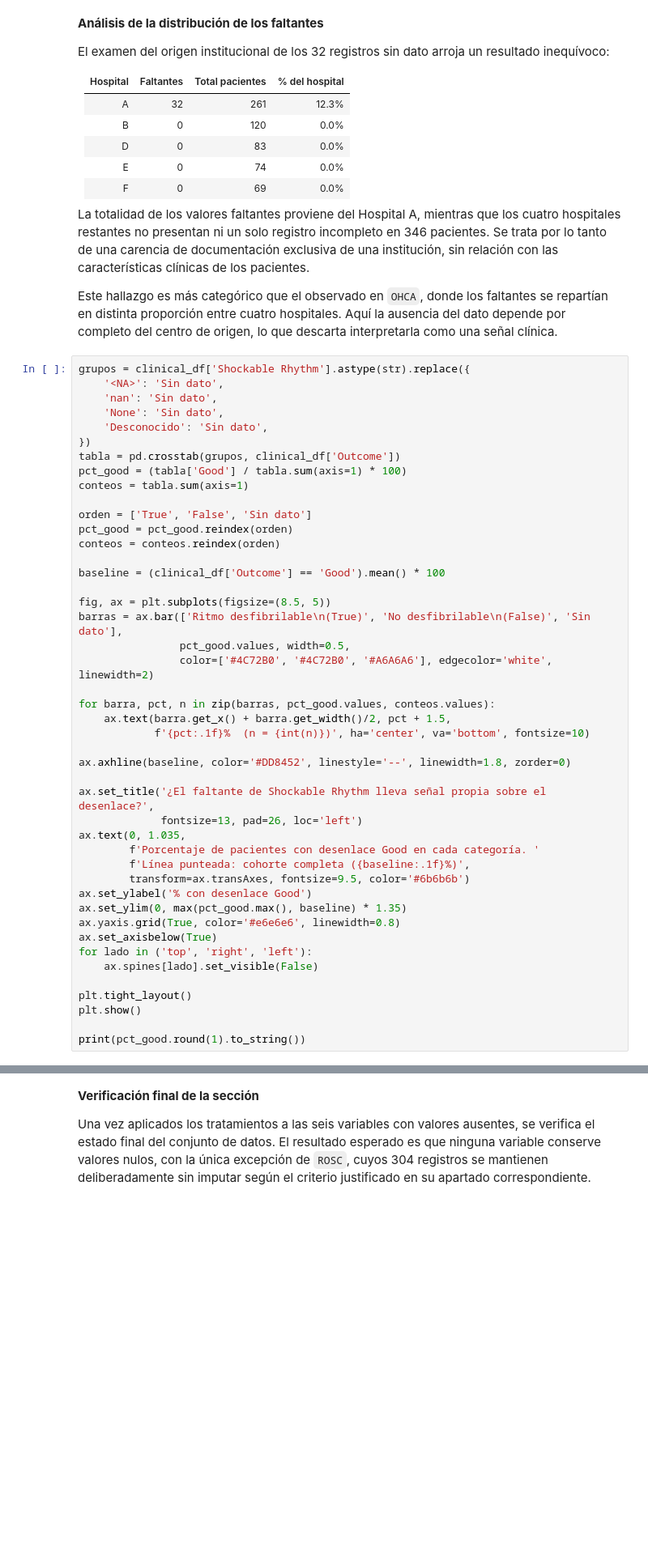
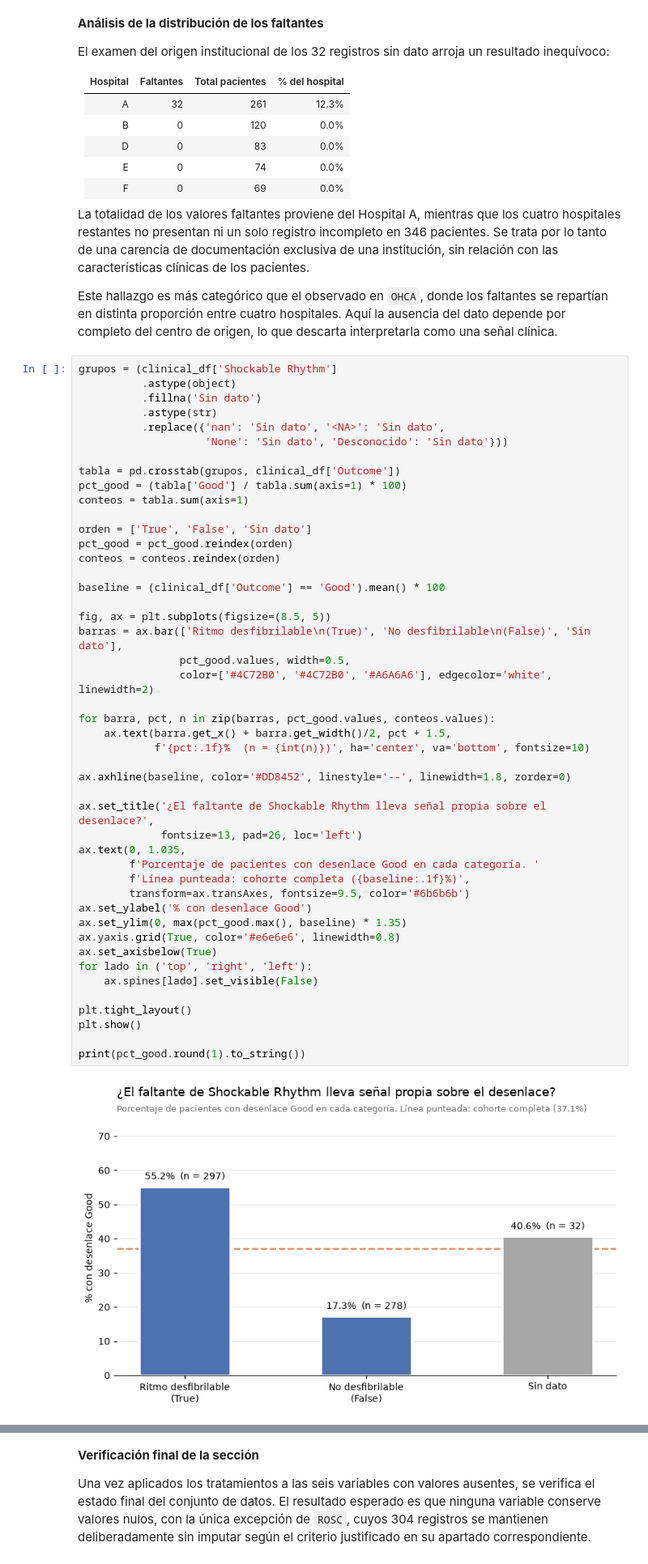
Before and after one commit to AlejandraJaramillo19/mlda-project_, a Jupyter notebook: notebooks/03_data_preparation/03_data_preparation.ipynb, the cells around one changed output, grey strips where cells are left out. Shown at 81% size. Drawn from its saved outputs; the diff is of its cells as text; blank space fills up the shorter version.

```diff
--- a/notebooks/03_data_preparation/03_data_preparation.ipynb
+++ b/notebooks/03_data_preparation/03_data_preparation.ipynb
@@ -1305,12 +1312,13 @@ La totalidad de los valores faltantes proviene del Hospital A, mientras que los
 
 Este hallazgo es más categórico que el observado en `OHCA`, donde los faltantes se repartían en distinta proporción entre cuatro hospitales. Aquí la ausencia del dato depende por completo del centro de origen, lo que descarta interpretarla como una señal clínica.
 # %%
-grupos = clinical_df['Shockable Rhythm'].astype(str).replace({
-    '<NA>': 'Sin dato',
-    'nan': 'Sin dato',
-    'None': 'Sin dato',
-    'Desconocido': 'Sin dato',
-})
+grupos = (clinical_df['Shockable Rhythm']
+          .astype(object)
+          .fillna('Sin dato')
+          .astype(str)
+          .replace({'nan': 'Sin dato', '<NA>': 'Sin dato',
+                    'None': 'Sin dato', 'Desconocido': 'Sin dato'}))
+
 tabla = pd.crosstab(grupos, clinical_df['Outcome'])
 pct_good = (tabla['Good'] / tabla.sum(axis=1) * 100)
 conteos = tabla.sum(axis=1)
@@ -1323,30 +1331,31 @@ baseline = (clinical_df['Outcome'] == 'Good').mean() * 100
 
 fig, ax = plt.subplots(figsize=(8.5, 5))
 barras = ax.bar(['Ritmo desfibrilable\n(True)', 'No desfibrilable\n(False)', 'Sin dato'],
                 pct_good.values, width=0.5,
                 color=['#4C72B0', '#4C72B0', '#A6A6A6'], edgecolor='white', linewidth=2)
 
 for barra, pct, n in zip(barras, pct_good.values, conteos.values):
     ax.text(barra.get_x() + barra.get_width()/2, pct + 1.5,
             f'{pct:.1f}%  (n = {int(n)})', ha='center', va='bottom', fontsize=10)
 
 ax.axhline(baseline, color='#DD8452', linestyle='--', linewidth=1.8, zorder=0)
 
 ax.set_title('¿El faltante de Shockable Rhythm lleva señal propia sobre el desenlace?',
              fontsize=13, pad=26, loc='left')
 ax.text(0, 1.035,
         f'Porcentaje de pacientes con desenlace Good en cada categoría. '
         f'Línea punteada: cohorte completa ({baseline:.1f}%)',
         transform=ax.transAxes, fontsize=9.5, color='#6b6b6b')
 ax.set_ylabel('% con desenlace Good')
 ax.set_ylim(0, max(pct_good.max(), baseline) * 1.35)
 ax.yaxis.grid(True, color='#e6e6e6', linewidth=0.8)
 ax.set_axisbelow(True)
 for lado in ('top', 'right', 'left'):
     ax.spines[lado].set_visible(False)
 
 plt.tight_layout()
 plt.show()
 
 print(pct_good.round(1).to_string())
 # %% [output]
+[figure, new version]
```
Also changed, not shown: parts of 4 cells of this notebook.
